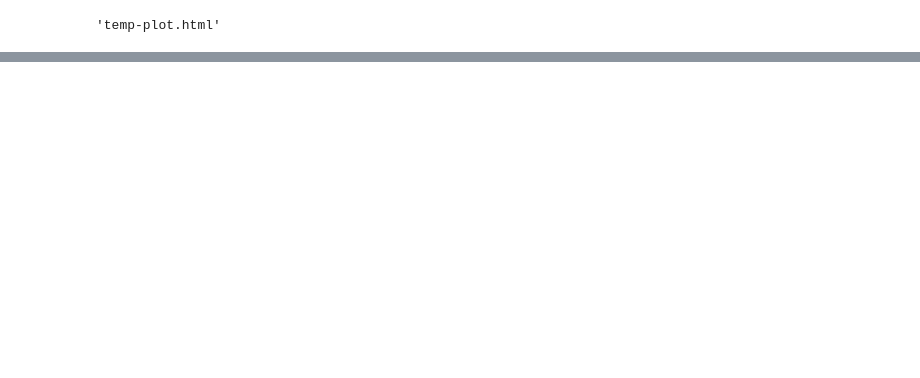
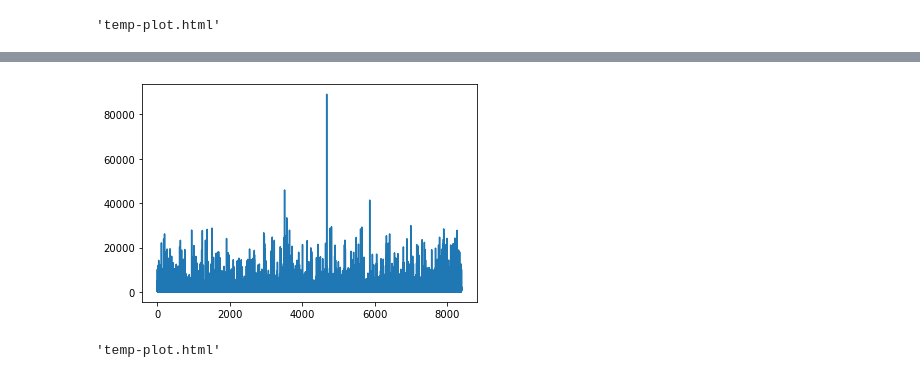
Before and after one commit to Aazeeb/SG, a Jupyter notebook: 13 Apr Plotly.ipynb, the cells around one changed output, grey strips where cells are left out. Drawn from its saved outputs; the diff is of its cells as text; code cells hidden in the pictures; blank space fills up the shorter version.

```diff
--- a/13 Apr Plotly.ipynb
+++ b/13 Apr Plotly.ipynb
@@ -37,0 +48,3 @@ plot(data)
+# %%
+orders=pd.read_excel('sales.xlsx')
+orders.head(2)
@@ -37,0 +56,5 @@ plot(data)
+# %%
+plt.plot(orders.index,orders.Sales)
+plt.show()
+# %% [output]
+[figure, added]
@@ -37,0 +63,7 @@ plot(data)
+# %%
+pyo.plot([{
+    'x':orders.index,
+    'y':orders.Sales
+}])
+# %% [output]
+'temp-plot.html'
```
Also changed, not shown: parts of 14 cells of this notebook, 1 other file.
